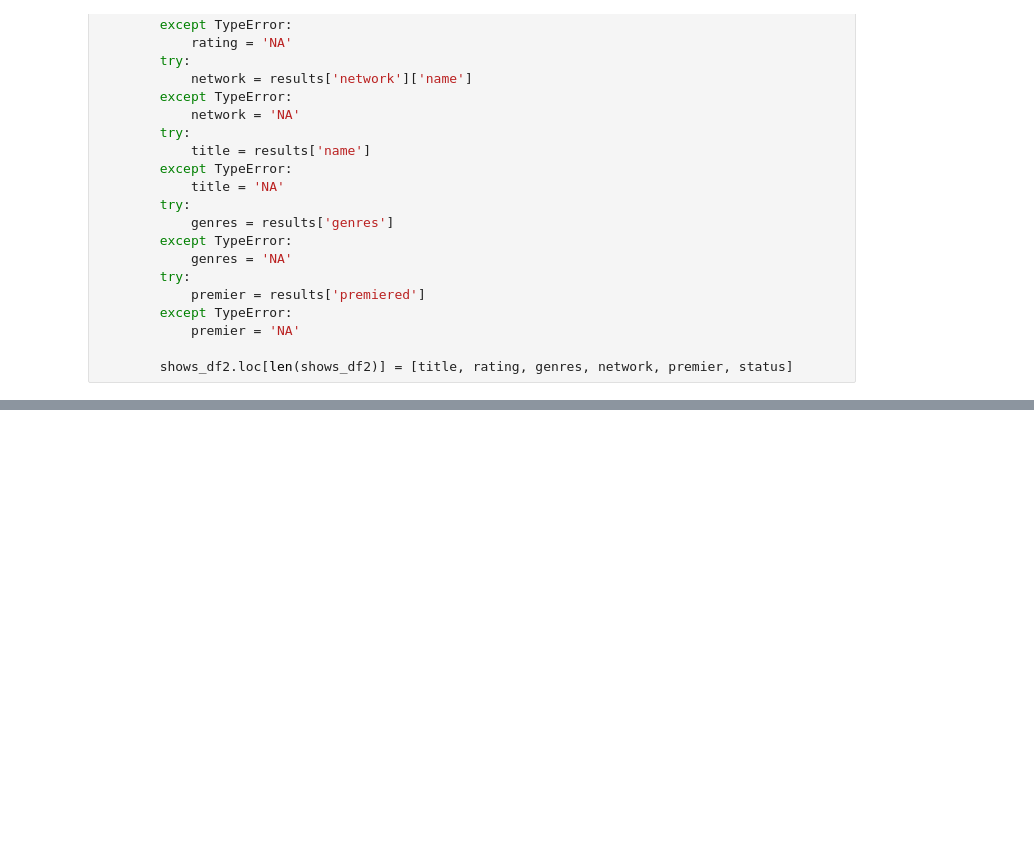
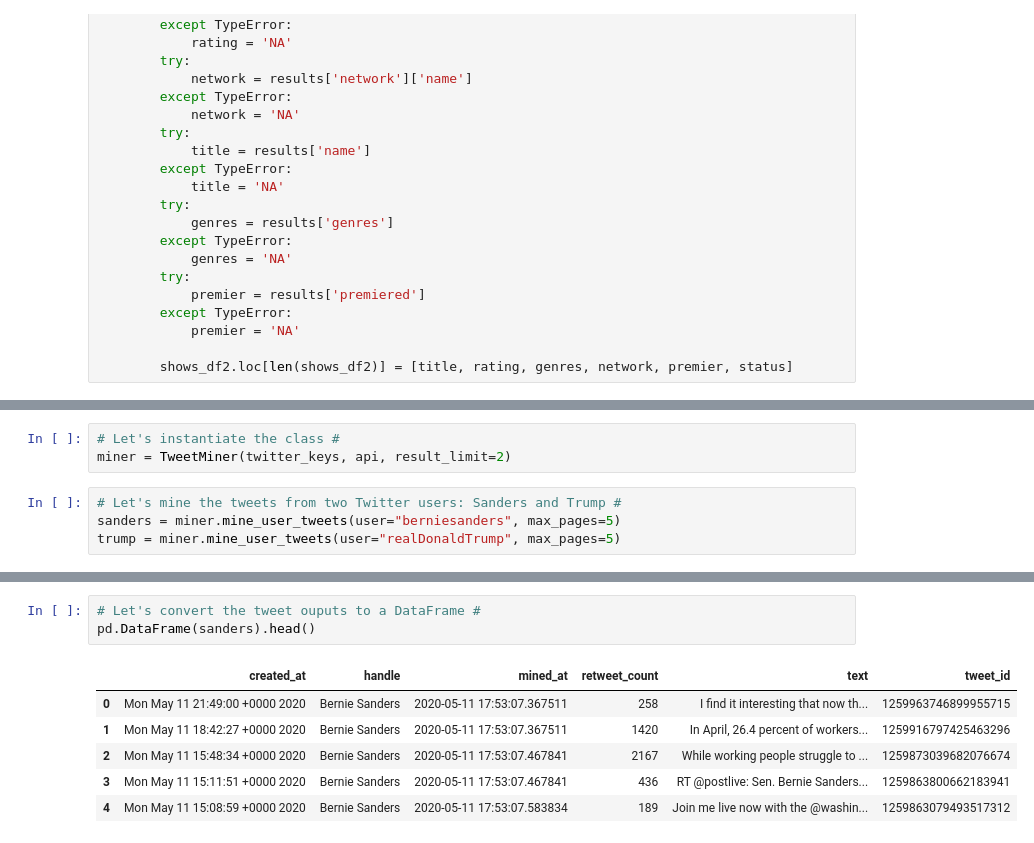
Before and after one commit to Andaluz/Data_Science, a Jupyter notebook: Working_With_API_Data.ipynb, the cells around one changed output, grey strips where cells are left out. Cells and saved outputs as stored; diff of their text form; blank space fills up the shorter version.

```diff
--- a/Working_With_API_Data.ipynb
+++ b/Working_With_API_Data.ipynb
@@ -458,0 +522,7 @@ memory usage: 12.4+ KB
+# %%
+# Let's instantiate the class #
+miner = TweetMiner(twitter_keys, api, result_limit=2)
+# %%
+# Let's mine the tweets from two Twitter users: Sanders and Trump #
+sanders = miner.mine_user_tweets(user="berniesanders", max_pages=5)
+trump = miner.mine_user_tweets(user="realDonaldTrump", max_pages=5)
@@ -458,0 +539,10 @@ memory usage: 12.4+ KB
+# %%
+# Let's convert the tweet ouputs to a DataFrame #
+pd.DataFrame(sanders).head()
+# %% [output]
+|  | created_at | handle | mined_at | retweet_count | text | tweet_id |
+| 0 | Mon May 11 21:49:00 +0000 2020 | Bernie Sanders | 2020-05-11 17:53:07.367511 | 258 | I find it interesting that now th... | 1259963746899955715 |
+| 1 | Mon May 11 18:42:27 +0000 2020 | Bernie Sanders | 2020-05-11 17:53:07.367511 | 1420 | In April, 26.4 percent of workers... | 1259916797425463296 |
+| 2 | Mon May 11 15:48:34 +0000 2020 | Bernie Sanders | 2020-05-11 17:53:07.467841 | 2167 | While working people struggle to ... | 1259873039682076674 |
+| 3 | Mon May 11 15:11:51 +0000 2020 | Bernie Sanders | 2020-05-11 17:53:07.467841 | 436 | RT @postlive: Sen. Bernie Sanders... | 1259863800662183941 |
+| 4 | Mon May 11 15:08:59 +0000 2020 | Bernie Sanders | 2020-05-11 17:53:07.583834 | 189 | Join me live now with the @washin... | 1259863079493517312 |
```
Also changed, not shown: parts of 39 cells of this notebook.
